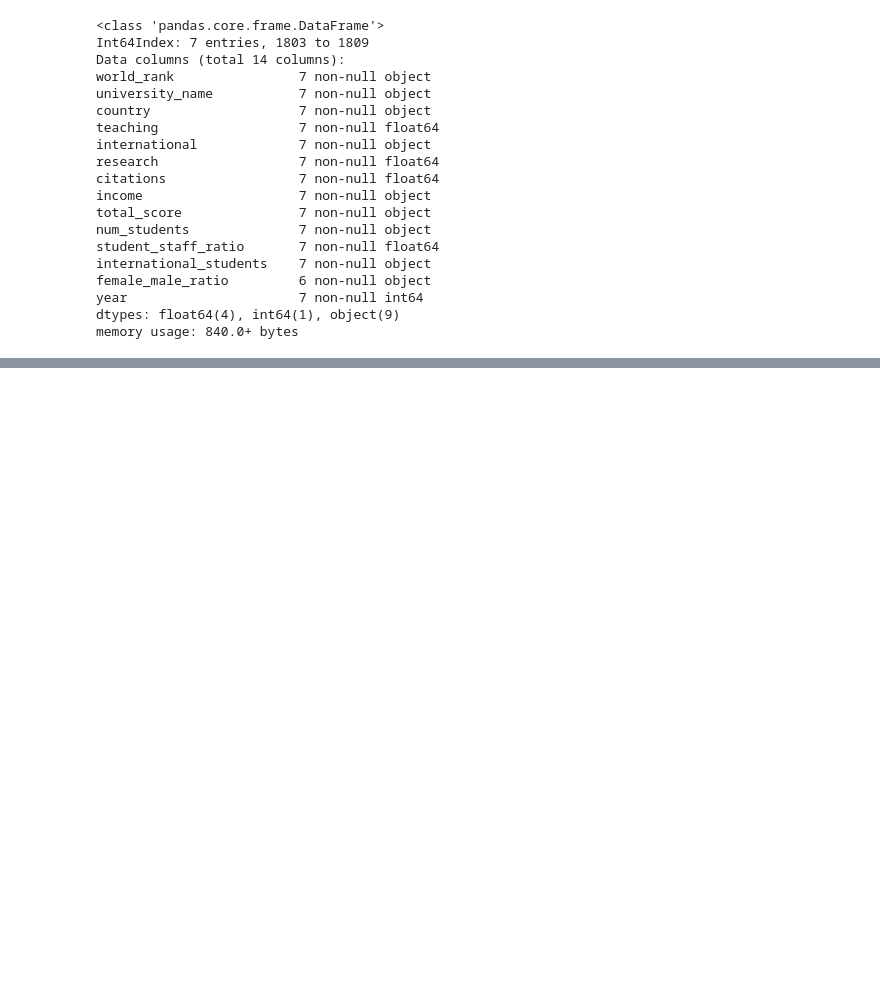
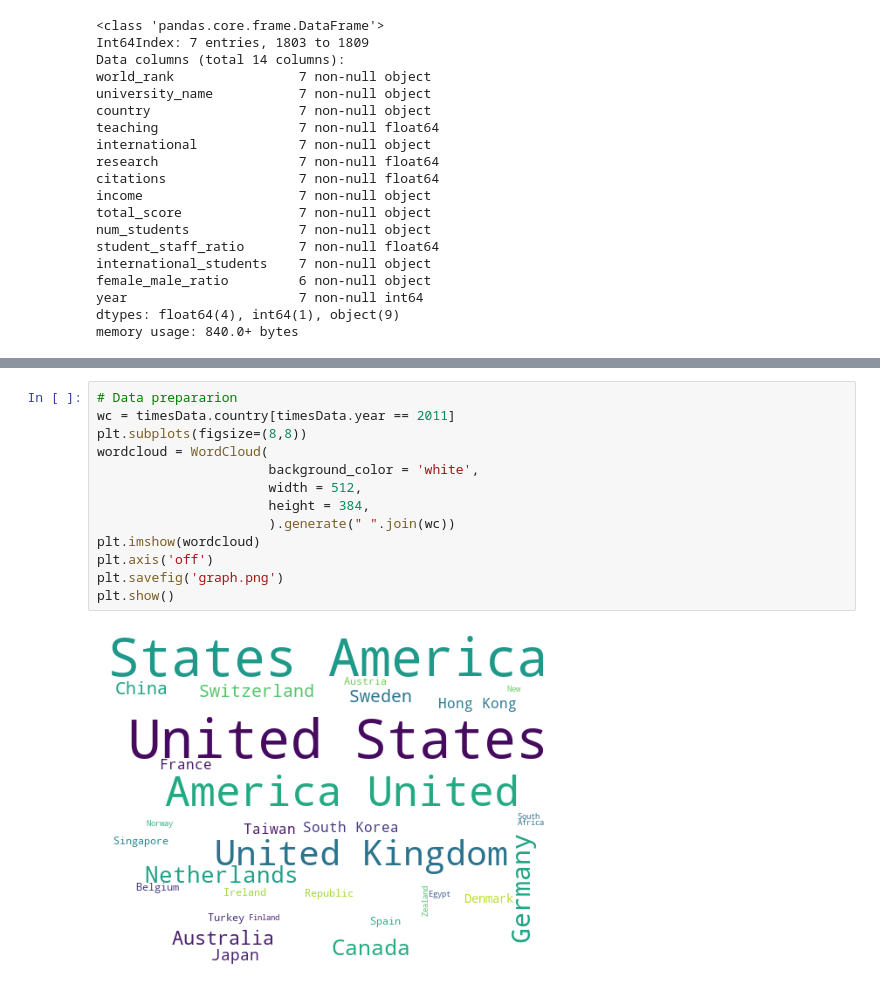
Before and after one commit to shahzadahsan97/World_University_Ranking, a Jupyter notebook: Uni_Ranking.ipynb, the cells around one changed output, grey strips where cells are left out. Drawn from its saved outputs; the diff is of its cells as text; blank space fills up the shorter version.

Commit message:
make word cloud

```diff
--- a/Uni_Ranking.ipynb
+++ b/Uni_Ranking.ipynb
@@ -288,0 +307,15 @@ iplot(data)
+# %%
+# Data prepararion
+wc = timesData.country[timesData.year == 2011]
+plt.subplots(figsize=(8,8))
+wordcloud = WordCloud(
+                      background_color = 'white',
+                      width = 512,
+                      height = 384,
+                      ).generate(" ".join(wc))
+plt.imshow(wordcloud)
+plt.axis('off')
+plt.savefig('graph.png')
+plt.show()
+# %% [output]
+[figure, added]
```
Also changed, not shown: parts of 2 cells of this notebook, 1 other file.
